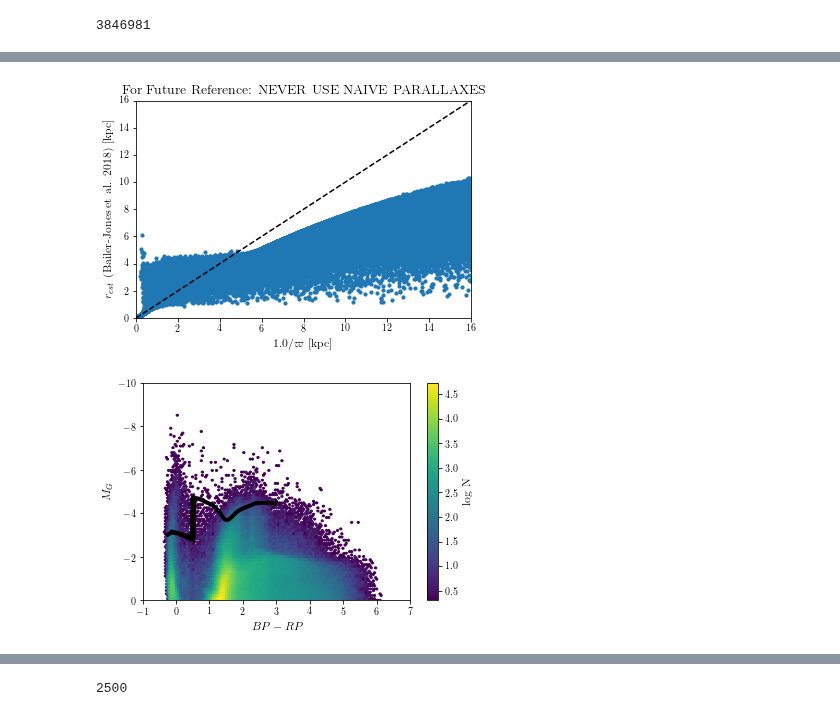
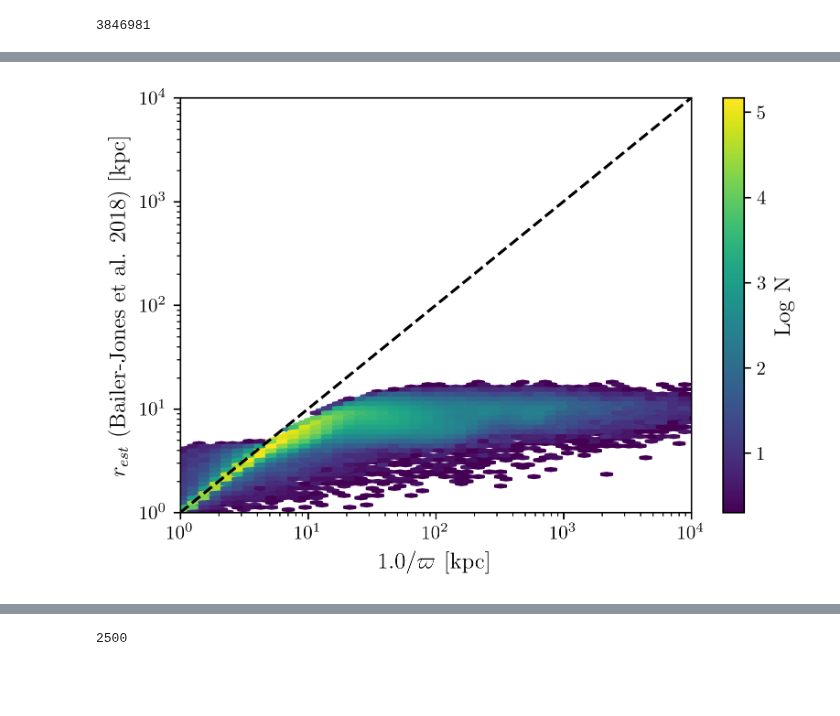
Before and after one commit to tzdwi/GaiaSprintMassive, a Jupyter notebook: WISE/data/bright_sample/sample.ipynb, the cells around one changed output, grey strips where cells are left out. Cells and saved outputs as stored; diff of their text form; code cells hidden in the pictures; blank space fills up the shorter version.

```diff
--- a/WISE/data/bright_sample/sample.ipynb
+++ b/WISE/data/bright_sample/sample.ipynb
@@ -69,6 +69,12 @@ e_br = (result['a_g_val']/ag_av)*(ab_av - ar_av)
 result['E(BP-RP)'] = e_br
 result['(BP_RP)_0'] = result['phot_bp_mean_mag'] - result['phot_rp_mean_mag'] - result['E(BP-RP)']
 
+#now W1-W2 and M_W1
+w1w2 = result['w1mpro']-result['w2mpro']
+MW1 = result['w1mpro'] - 5 * np.log10(result['r_est']) + 5
+result['W1-W2'] = w1w2
+result['M_W1'] = MW1
+
 len(result)
 # %% [output]
 3846981
@@ -93,11 +163,13 @@ axes[2].set(xlabel=r'$M_G$',yscale='log');
 # %%
-plt.scatter(1.0/result['parallax'],1.0e-3*result['r_est'],s=10)
-plt.xlim(0,16)
-plt.ylim(0,16)
-plt.plot([0,16],[0,16],'--k',label='1 to 1')
+plt.figure(dpi=300)
+plt.hexbin(1.0/result['parallax'],1.0e-3*result['r_est'],bins='log',
+          mincnt=1,xscale='log',yscale='log')
+plt.colorbar(label='Log N')
+plt.plot([1,1e4],[1,1e4],'--k',label='1 to 1')
+plt.xlim(1,1e4)
+plt.ylim(1,1e4)
 plt.xlabel(r'$1.0/\varpi$ [kpc]')
 plt.ylabel(r'$r_{est}$ (Bailer-Jones et al. 2018) [kpc]')
-plt.title('For Future Reference: NEVER USE NAIVE PARALLAXES')
-plt.savefig('NEVER_USE_PARALLAXES.png')
+plt.savefig('dist_invparallax.eps')
 # %% [output]
-[figure, old version]
+[figure, new version]
@@ -129,16 +175,0 @@ for i,left in enumerate(col_bins[:-1]):
-# %%
-#So here are all of our stars, and a dividing line.
-plt.hexbin(result['(BP_RP)_0'],result['M_G'],mincnt=1,bins='log')
-
-plt.xlim(-1,7)
-plt.ylim(0,-10)
-plt.colorbar(label = 'log N')
-
-plt.plot(min_cols,min_mags,'-k',lw=4)
-
-plt.xlabel('$BP-RP$')
-plt.ylabel('$M_G$')
-
-plt.savefig('CMD_8M_sun.png')
-# %% [output]
-[figure, removed]
```
Also changed, not shown: parts of 25 cells of this notebook, 6 other files.
